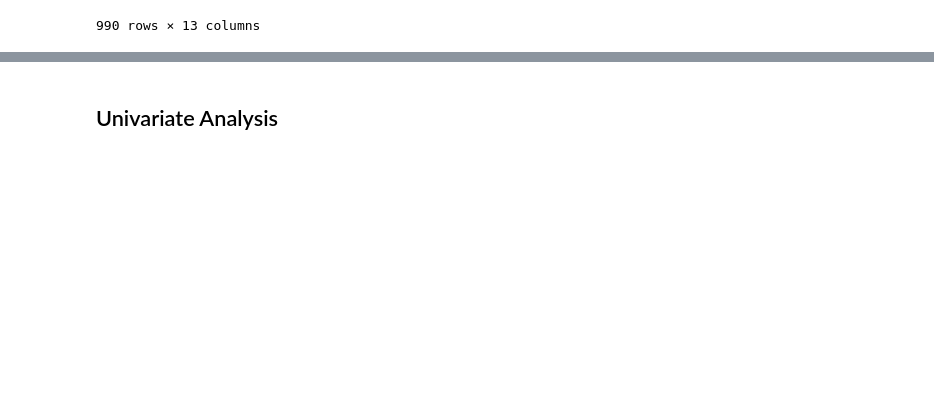
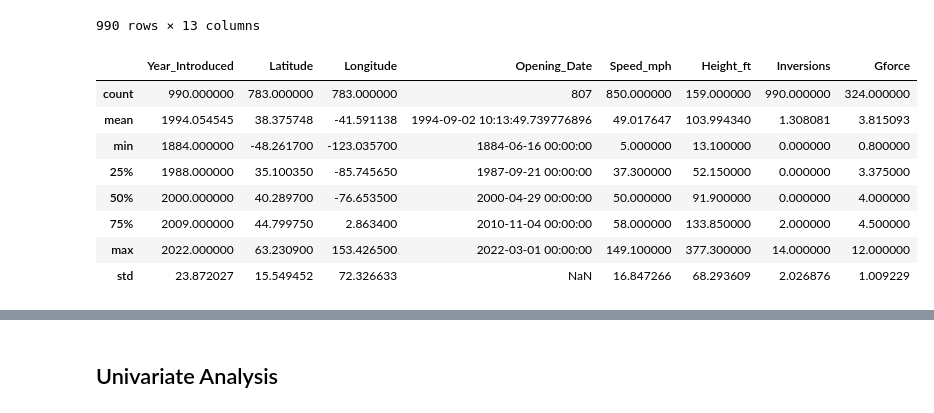
Before and after one commit to jsmid/edu.smid, a Jupyter notebook: rcoster/nb.ipynb, the cells around one changed output, grey strips where cells are left out. Drawn from its saved outputs; the diff is of its cells as text; code cells hidden in the pictures; blank space fills up the shorter version.

```diff
--- a/rcoster/nb.ipynb
+++ b/rcoster/nb.ipynb
@@ -267,3 +290,15 @@ df
 | 988 | Tumbili | Kings Dominion | Under construction | S&S – Sansei Technologies | 2022 | NaN | NaN | Steel | ... |
 | 989 | Wonder Woman Flight of Courage | Six Flags Magic Mountain | Under construction | Rocky Mountain Construction | 2022 | NaN | NaN | Steel | ... |
 990 rows × 13 columns
+# %%
+df.describe()
+# %% [output]
+|  | Year_Introduced | Latitude | Longitude | Opening_Date | Speed_mph | Height_ft | Inversions | Gforce |
+| count | 990.000000 | 783.000000 | 783.000000 | 807 | 850.000000 | 159.000000 | 990.000000 | 324.000000 |
+| mean | 1994.054545 | 38.375748 | -41.591138 | 1994-09-02 10:13:49.739776896 | 49.017647 | 103.994340 | 1.308081 | 3.815093 |
+| min | 1884.000000 | -48.261700 | -123.035700 | 1884-06-16 00:00:00 | 5.000000 | 13.100000 | 0.000000 | 0.800000 |
+| 25% | 1988.000000 | 35.100350 | -85.745650 | 1987-09-21 00:00:00 | 37.300000 | 52.150000 | 0.000000 | 3.375000 |
+| 50% | 2000.000000 | 40.289700 | -76.653500 | 2000-04-29 00:00:00 | 50.000000 | 91.900000 | 0.000000 | 4.000000 |
+| 75% | 2009.000000 | 44.799750 | 2.863400 | 2010-11-04 00:00:00 | 58.000000 | 133.850000 | 2.000000 | 4.500000 |
+| max | 2022.000000 | 63.230900 | 153.426500 | 2022-03-01 00:00:00 | 149.100000 | 377.300000 | 14.000000 | 12.000000 |
+| std | 23.872027 | 15.549452 | 72.326633 | NaN | 16.847266 | 68.293609 | 2.026876 | 1.009229 |
```
Also changed, not shown: parts of 5 cells of this notebook.
